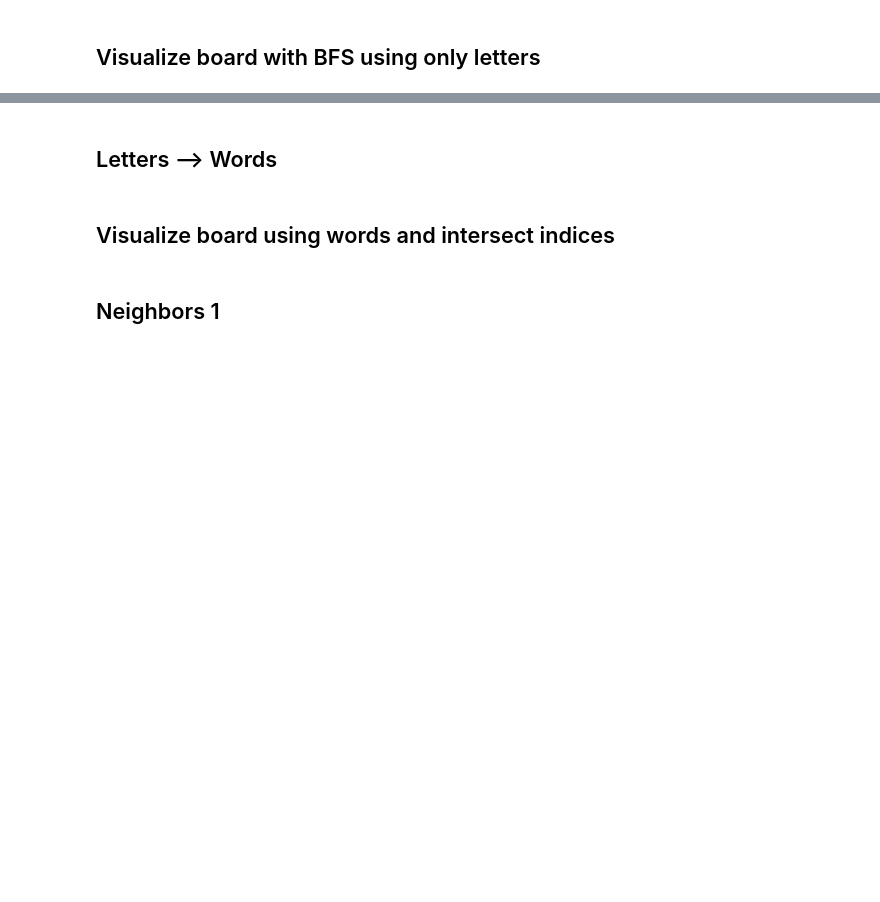
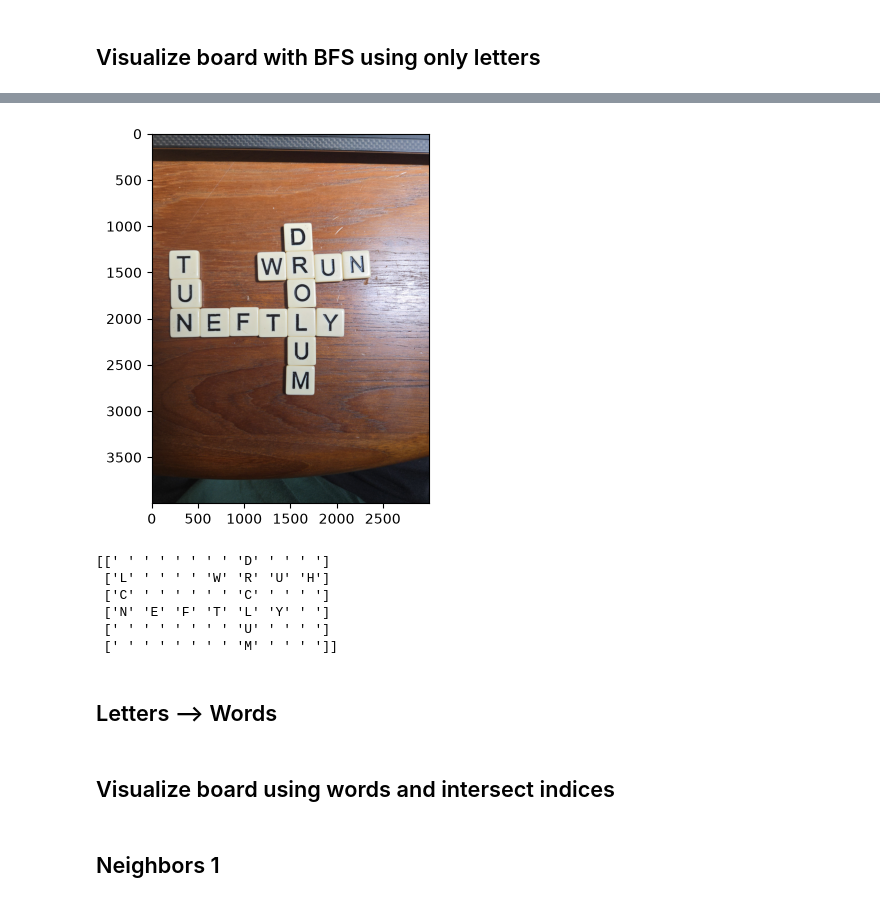
Before and after one commit to git-izzy/PeelBack, a Jupyter notebook: trainModel.ipynb, the cells around one changed output, grey strips where cells are left out. Cells and saved outputs as stored; diff of their text form; code cells hidden in the pictures; blank space fills up the shorter version.

```diff
--- a/trainModel.ipynb
+++ b/trainModel.ipynb
@@ -222,0 +226,20 @@ plt.show()
+# %%
+def setAllneighbors(tiles:list[TileInfo], avgTileLen, returnCenterTile = False)-> list[TileInfo] | tuple[list[TileInfo], TileInfo]:
+    centers = np.asarray([ [tile.center.x,tile.center.y] for tile in tiles])
+    npTiles = np.asarray(tiles)
+
+    neigh = NearestNeighbors(n_neighbors=5, algorithm='ball_tree').fit(centers)
+    indices = neigh.kneighbors(centers, return_distance=False)
+    nearestNeighbors =  npTiles[indices]
+
+    for neighbors in nearestNeighbors:
+        neighbors = findNeighbor(neighbors[0],avgTileLen,neighbors)
+
+    if returnCenterTile:
+        #change to median?
+        approxCenter = np.average(centers,axis=0)
+        centNeigh = neigh.kneighbors([approxCenter], n_neighbors=1, return_distance=False)
+        centerTile = tiles[centNeigh[0][0]]
+        return tiles, centerTile
+    else:
+        return tiles
@@ -223,2 +285,6 @@ plt.show()
 # %%
-from Scananagrams.src import GetTileNeighbors
+avgTileLen = helper.findNewAvgTileLen(boxes)
+
+_, cent = setAllneighbors(tiles, avgTileLen,True)
+for tile in tiles[0:3]:
+    print(tile, tile.tileDict)
@@ -225,3 +350,15 @@ from Scananagrams.src import GetTileNeighbors
+# %%
+plt.imshow(image)
+plt.show()
+print(board)
+# %% [output]
+[figure, added]
+[[' ' ' ' ' ' ' ' 'D' ' ' ' ']
+ ['L' ' ' ' ' 'W' 'R' 'U' 'H']
+ ['C' ' ' ' ' ' ' 'C' ' ' ' ']
+ ['N' 'E' 'F' 'T' 'L' 'Y' ' ']
+ [' ' ' ' ' ' ' ' 'U' ' ' ' ']
+ [' ' ' ' ' ' ' ' 'M' ' ' ' ']]
 # %% [markdown]
 ## Letters --> Words
 # %% [markdown]
```
Also changed, not shown: parts of 12 cells of this notebook, 7 other files.
